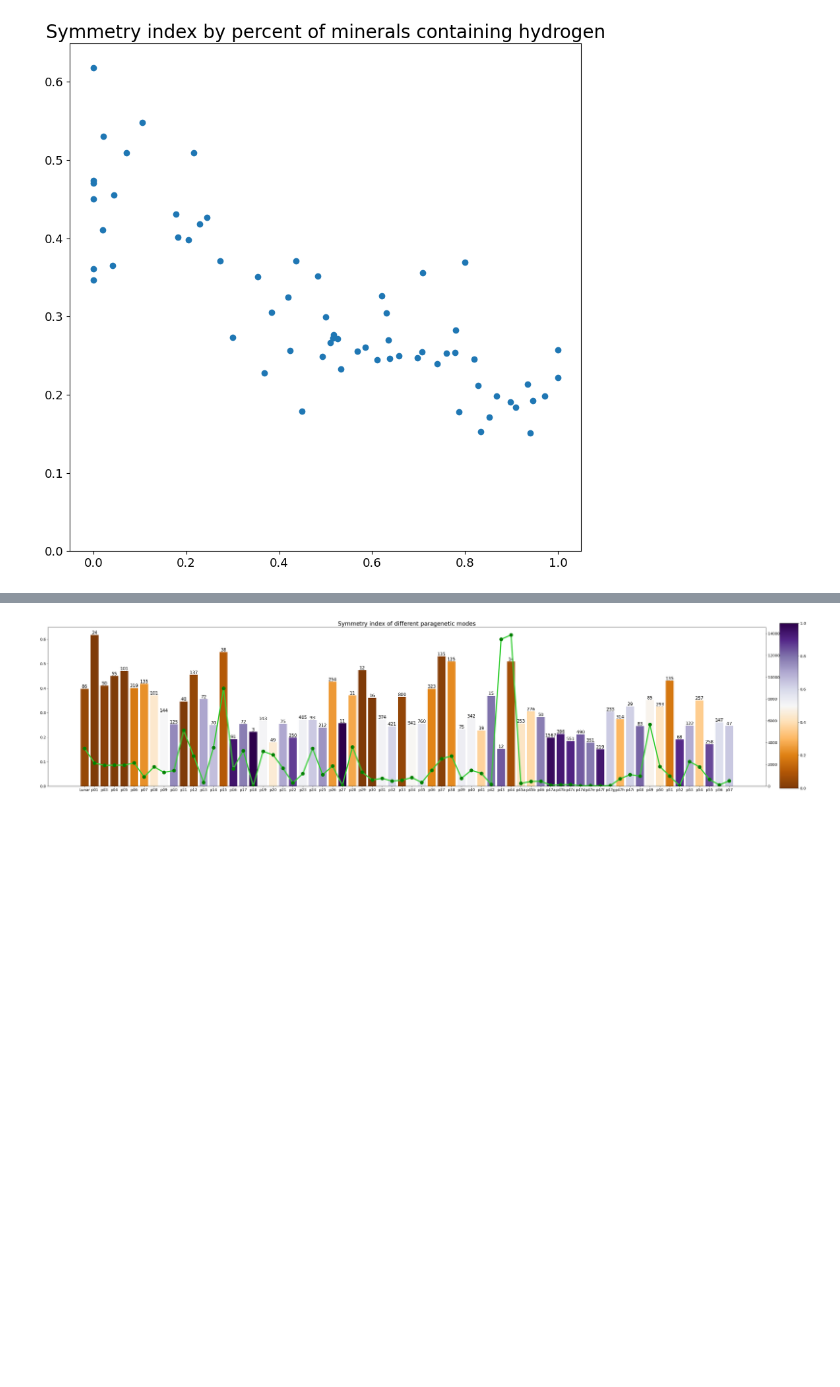
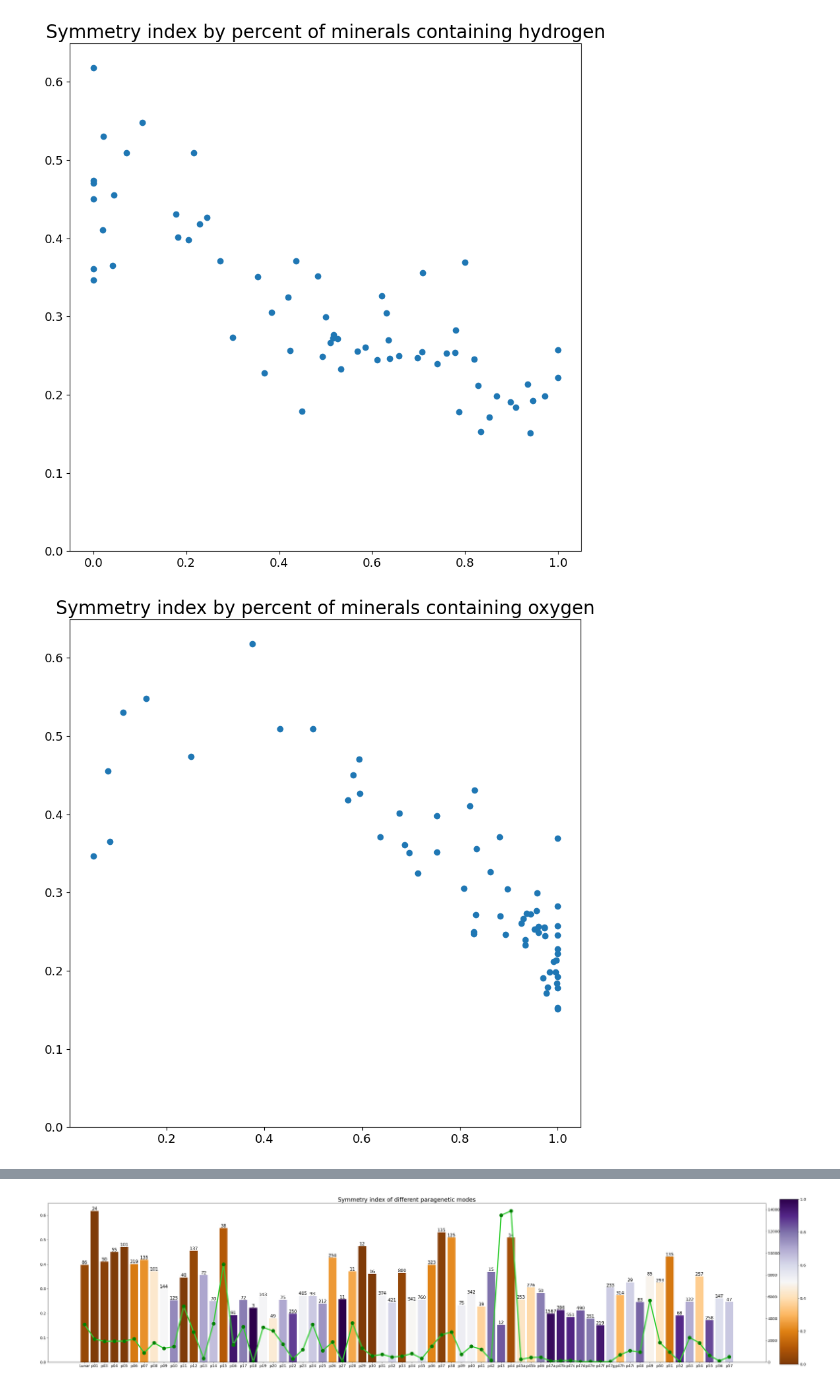
Before and after one commit to NoaVidovic/pgm-symmetry-analysis, a Jupyter notebook: data_analysis.ipynb, the cells around one changed output, grey strips where cells are left out. Cells and saved outputs as stored; diff of their text form; code cells hidden in the pictures; blank space fills up the shorter version.

Commit message:
[+] Add symmetry index vs O% graph

```diff
--- a/data_analysis.ipynb
+++ b/data_analysis.ipynb
@@ -106,6 +106,7 @@ symmetry_indices = {
 
 pgm_symmetry_indices = {}
 pgm_hyd_pct = {}
+pgm_oxy_pct = {}
 pgm_loc_avg = {}
 pgm_rare_pct = {}
 pgm_populations = {}
@@ -115,6 +116,7 @@ for p in minerals_in_pgm.keys():
     pgm_pop = { cs: 0 for cs in symmetry_indices.keys() }
     num_minerals = 0
     num_hyd_min = 0
+    num_oxy_min = 0
     pgm_sym_ind = 0
     loc_num = 0
     rare_num = 0
@@ -133,11 +135,13 @@ for p in minerals_in_pgm.keys():
                 num_minerals += 1
                 pgm_sym_ind += symmetry_indices[crystal_system]
                 num_hyd_min += int('H' in x['chemistry_elements'])
+                num_oxy_min += int('O' in x['chemistry_elements'])
 
     try:
         p = return_zero(p)
         pgm_symmetry_indices[p] = pgm_sym_ind / symmetry_indices['cubic'] / num_minerals
         pgm_hyd_pct[p] = num_hyd_min / num_minerals
+        pgm_oxy_pct[p] = num_oxy_min / num_minerals
         pgm_loc_avg[p] = loc_num / num_minerals
         pgm_rare_pct[p] = rare_num / num_minerals
     except Exception as e:
@@ -148,7 +152,10 @@ for p in minerals_in_pgm.keys():
 
 pgm_symmetry_indices = { p: pgm_symmetry_indices[p] for p in sorted(pgm_symmetry_indices) }
 pgm_hyd_pct = { p: pgm_hyd_pct[p] for p in sorted(pgm_symmetry_indices) }
+pgm_oxy_pct = { p: pgm_oxy_pct[p] for p in sorted(pgm_symmetry_indices) }
 pgm_loc_avg = { p: pgm_loc_avg[p] for p in sorted(pgm_symmetry_indices) }
 pgm_rare_pct = { p: pgm_rare_pct[p] for p in sorted(pgm_symmetry_indices) }
+
+print('Done.')
 # %% [output]
 float division by zero
@@ -166,6 +174,18 @@ ax.set_ylim(0, y_lim_upper)
 plt.savefig(f'results/sym_hyd.png', dpi=300)
 # %% [output]
 [figure]
+# %%
+fig, ax = plt.subplots(1, figsize=(10, 10))
+y_lim_upper = max([ pgm_symmetry_indices[p] for p in default_ordering ]) * 1.05
+
+ax.scatter([ pgm_oxy_pct[p] for p in default_ordering ], [ pgm_symmetry_indices[p] for p in default_ordering ])
+ax.tick_params(axis='both', labelsize=FS_TICK)
+ax.set_title(f'Symmetry index by percent of minerals containing oxygen', fontsize=FS_TITLE)
+ax.set_ylim(0, y_lim_upper)
+
+plt.savefig(f'results/sym_oxy.png', dpi=300)
+# %% [output]
+[figure, added]
 # %%
 def order(x):
     return [ x[p] for p in default_ordering ]
```
Also changed, not shown: parts of 2 cells of this notebook.
